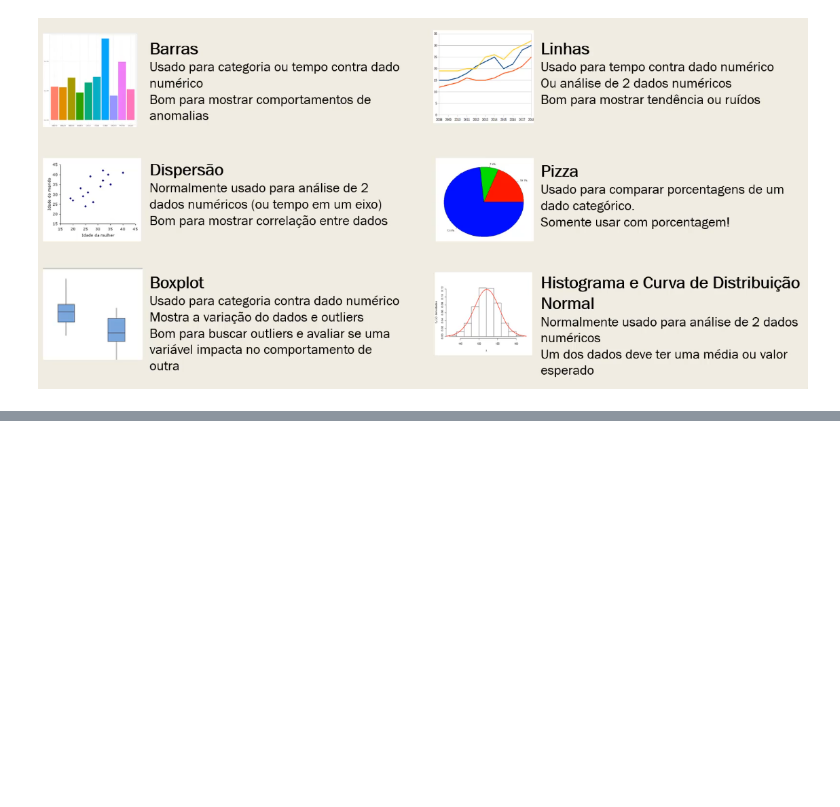
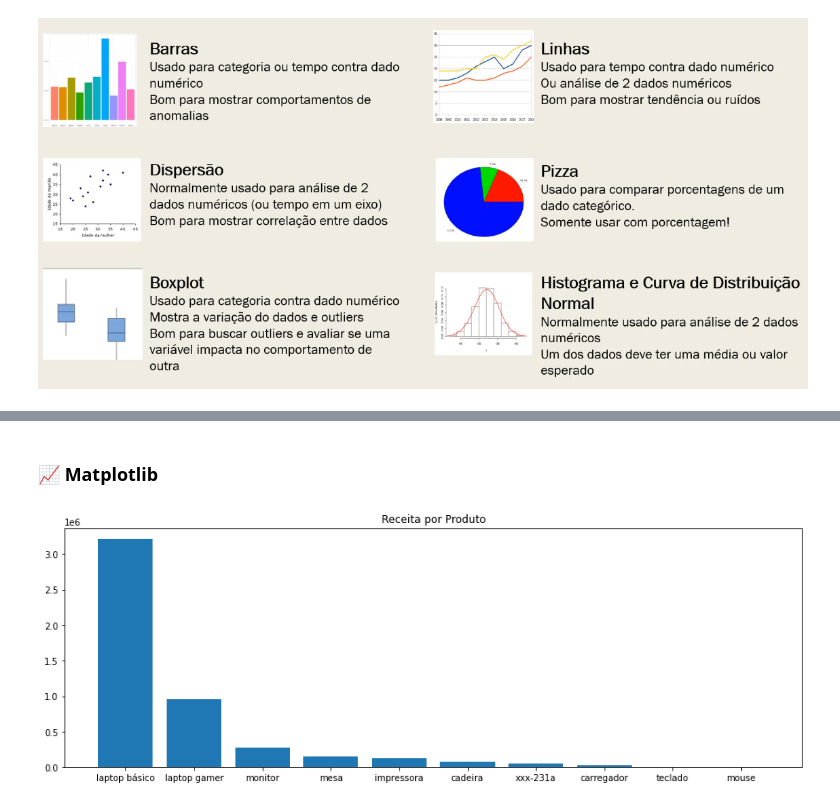
Before and after one commit to ninowwwup/Data_analysis_with_ML., a Jupyter notebook: Case_de_Estudos_Udemy.ipynb, the cells around one changed output, grey strips where cells are left out. Cells and saved outputs as stored; diff of their text form; code cells hidden in the pictures; blank space fills up the shorter version.

```diff
--- a/Case_de_Estudos_Udemy.ipynb
+++ b/Case_de_Estudos_Udemy.ipynb
@@ -991,0 +1186,3 @@ files.download("df.csv")
+# %%
+graf_dados_revenue_product = df[['produto_produto', 'produto_valor']].groupby('produto_produto').sum().produto_valor.sort_values(ascending=False)
+graf_dados_revenue_product
@@ -991,0 +1202,8 @@ files.download("df.csv")
+# %% [markdown]
+### 📈 Matplotlib
+# %%
+plt.figure(figsize=(15,5))
+plt.bar(graf_dados_revenue_product.index, graf_dados_revenue_product.values)
+plt.title('Receita por Produto');
+# %% [output]
+[figure, added]
```
Also changed, not shown: parts of 72 cells of this notebook.
